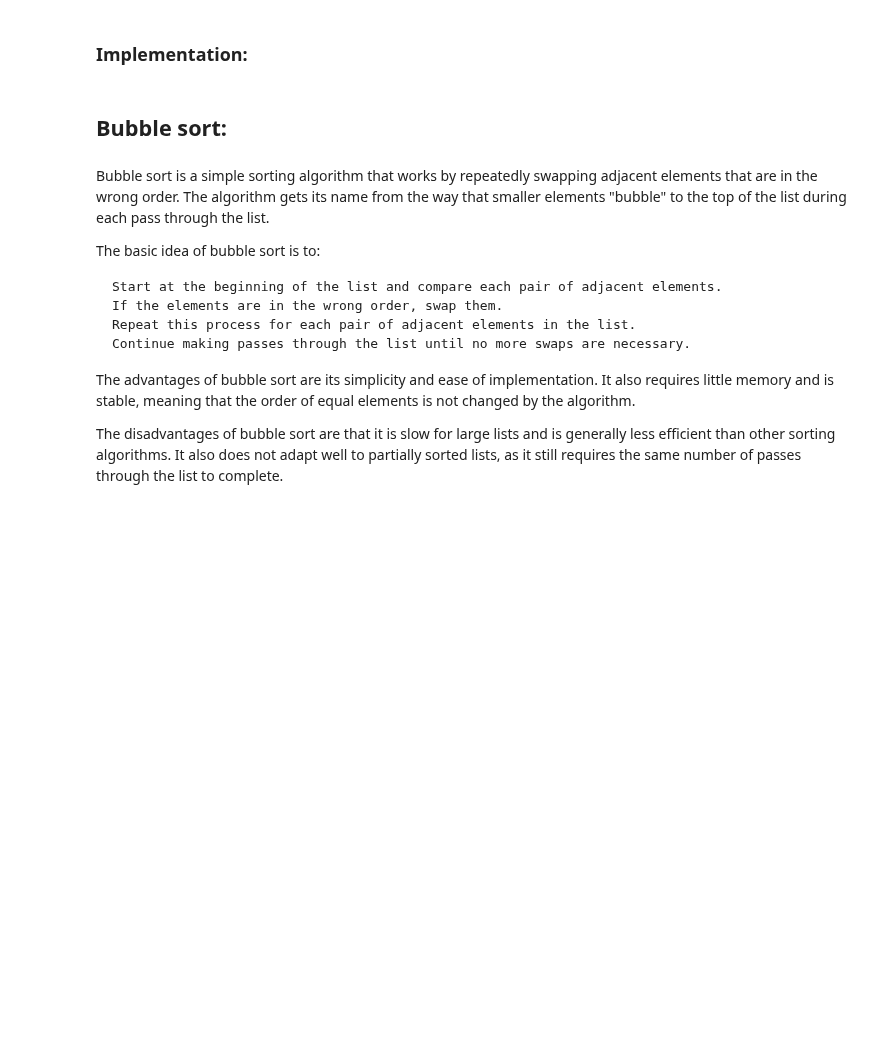
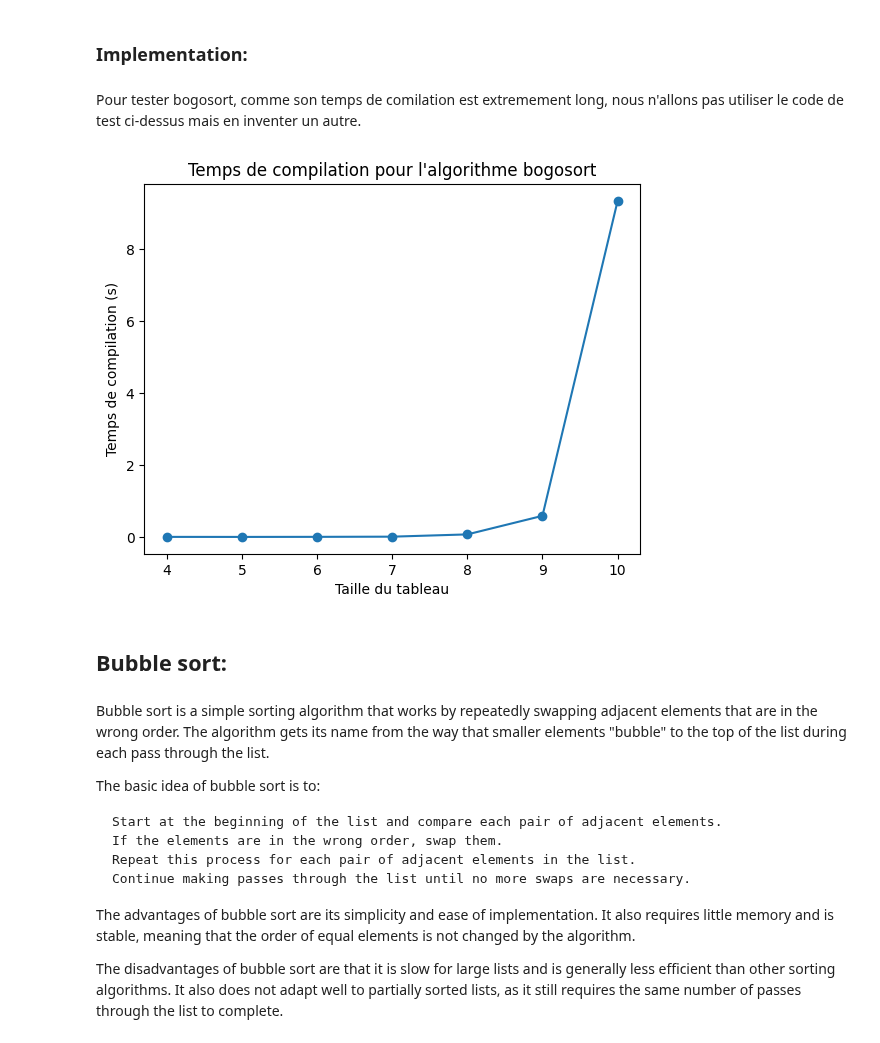
Before and after one commit to gilles-maurer/IT41_SortingAlgorithms, a Jupyter notebook: projet_IT41.ipynb, the cells around one changed output. Cells and saved outputs as stored; diff of their text form; code cells hidden in the pictures; blank space fills up the shorter version.

```diff
--- a/projet_IT41.ipynb
+++ b/projet_IT41.ipynb
@@ -125,6 +126,34 @@ def bogosort(arr):
     while not is_sorted(arr):
         random.shuffle(arr)  # We shuffle the array until it is sorted
     return arr
+# %% [markdown]
+Pour tester bogosort, comme son temps de comilation est extremement long, nous n'allons pas utiliser le code de test ci-dessus mais en inventer un autre.
+# %%
+
+sizes = [4, 5, 6, 7, 8, 9, 10]
+times = []
+
+for size in sizes:
+    arr = [random.randint(1, 100) for _ in range(size)]
+    start_time = time.time()
+    bogosort(arr)
+    times.append(time.time() - start_time)
+
+
+# we add the results to the dict
+global algo_dict, test_arr
+algo_info = algo_dict.get('bogo_sort', {'title': 'Unknown algorithm', 'color': 'k', 'y_time': []})
+algo_info['y_time'] = times
+algo_dict['bogo_sort'] = algo_info
+
+# we plot the results
+plt.plot(sizes, times, 'o-')
+plt.xlabel('Taille du tableau')
+plt.ylabel('Temps de compilation (s)')
+plt.title("Temps de compilation pour l'algorithme bogosort")
+plt.show()
+# %% [output]
+[figure, added]
 # %% [markdown]
 ## Bubble sort:
 # %% [markdown]
```
Also changed, not shown: parts of 7 cells of this notebook.
